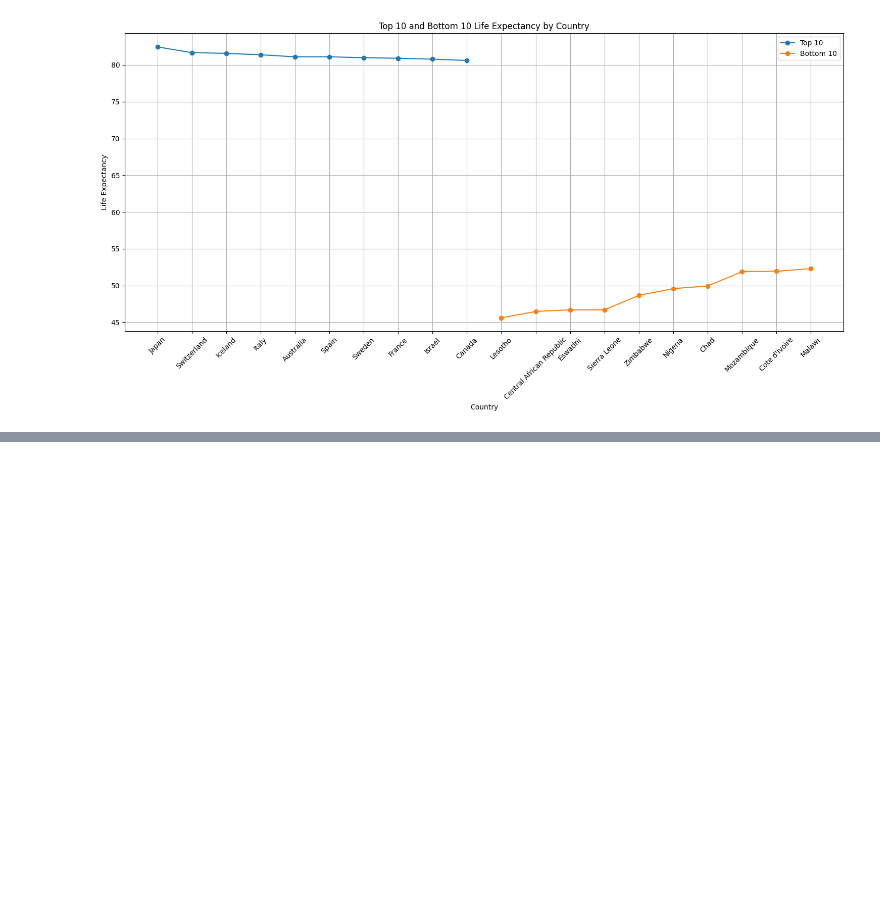
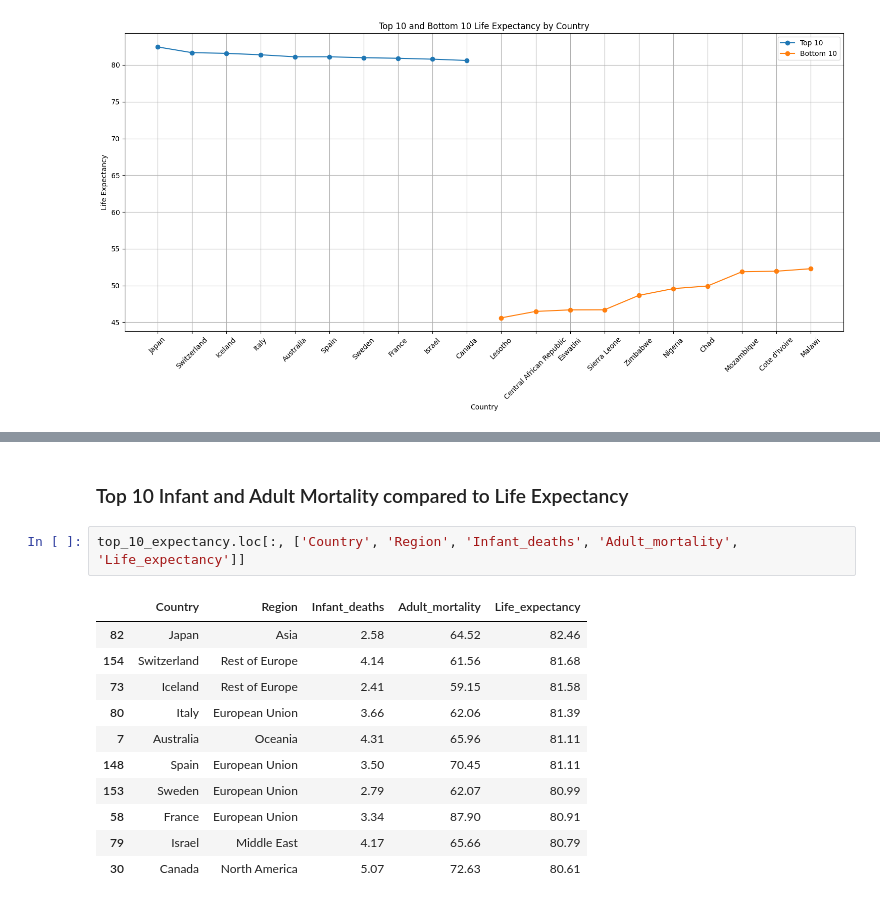
Before and after one commit to REMELH01/m2_miniproj, a Jupyter notebook: miniproj.ipynb, the cells around one changed output, grey strips where cells are left out. Drawn from its saved outputs; the diff is of its cells as text; blank space fills up the shorter version.

```diff
--- a/miniproj.ipynb
+++ b/miniproj.ipynb
@@ -251,0 +294,16 @@ text here
+# %% [markdown]
+### Top 10 Infant and Adult Mortality compared to Life Expectancy
+# %%
+top_10_expectancy.loc[:, ['Country', 'Region', 'Infant_deaths', 'Adult_mortality', 'Life_expectancy']]
+# %% [output]
+|  | Country | Region | Infant_deaths | Adult_mortality | Life_expectancy |
+| 82 | Japan | Asia | 2.58 | 64.52 | 82.46 |
+| 154 | Switzerland | Rest of Europe | 4.14 | 61.56 | 81.68 |
+| 73 | Iceland | Rest of Europe | 2.41 | 59.15 | 81.58 |
+| 80 | Italy | European Union | 3.66 | 62.06 | 81.39 |
+| 7 | Australia | Oceania | 4.31 | 65.96 | 81.11 |
+| 148 | Spain | European Union | 3.50 | 70.45 | 81.11 |
+| 153 | Sweden | European Union | 2.79 | 62.07 | 80.99 |
+| 58 | France | European Union | 3.34 | 87.90 | 80.91 |
+| 79 | Israel | Middle East | 4.17 | 65.66 | 80.79 |
+| 30 | Canada | North America | 5.07 | 72.63 | 80.61 |
```
Also changed, not shown: parts of 12 cells of this notebook, 1 other file.
